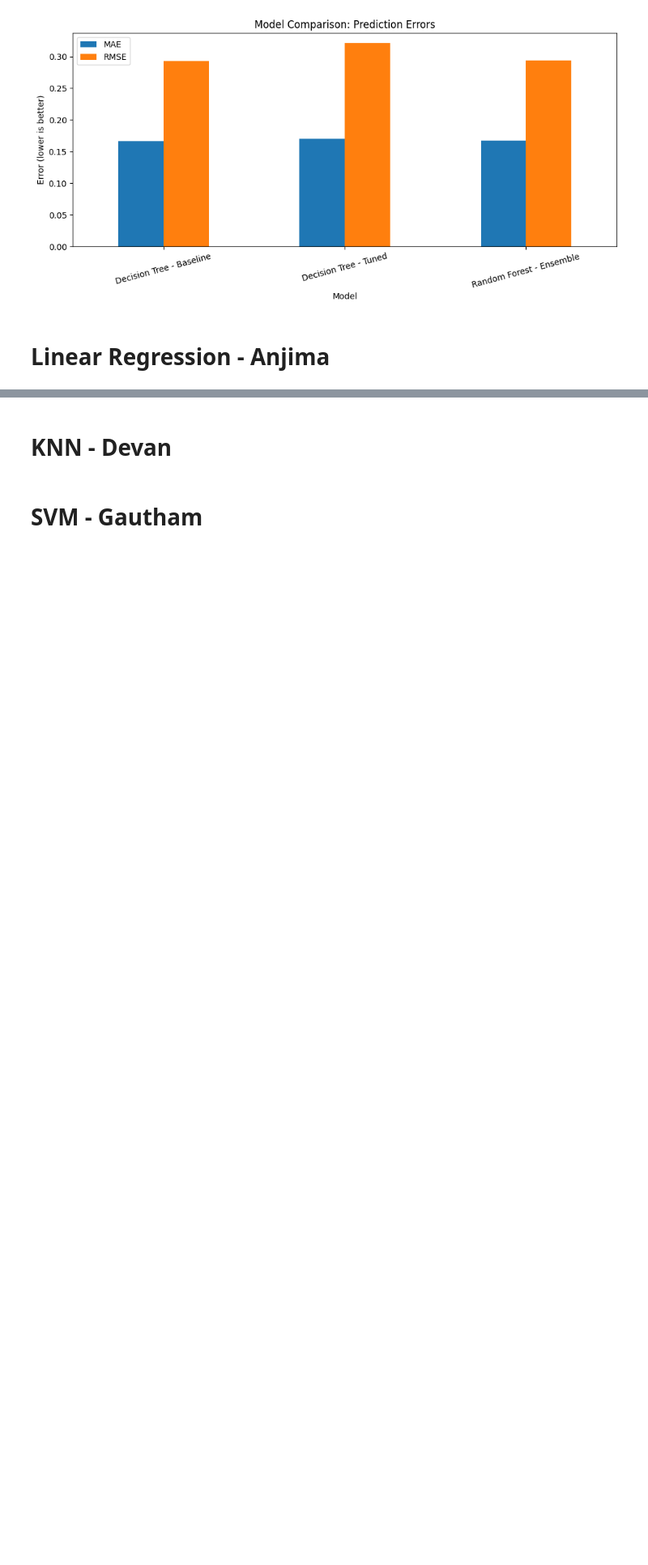
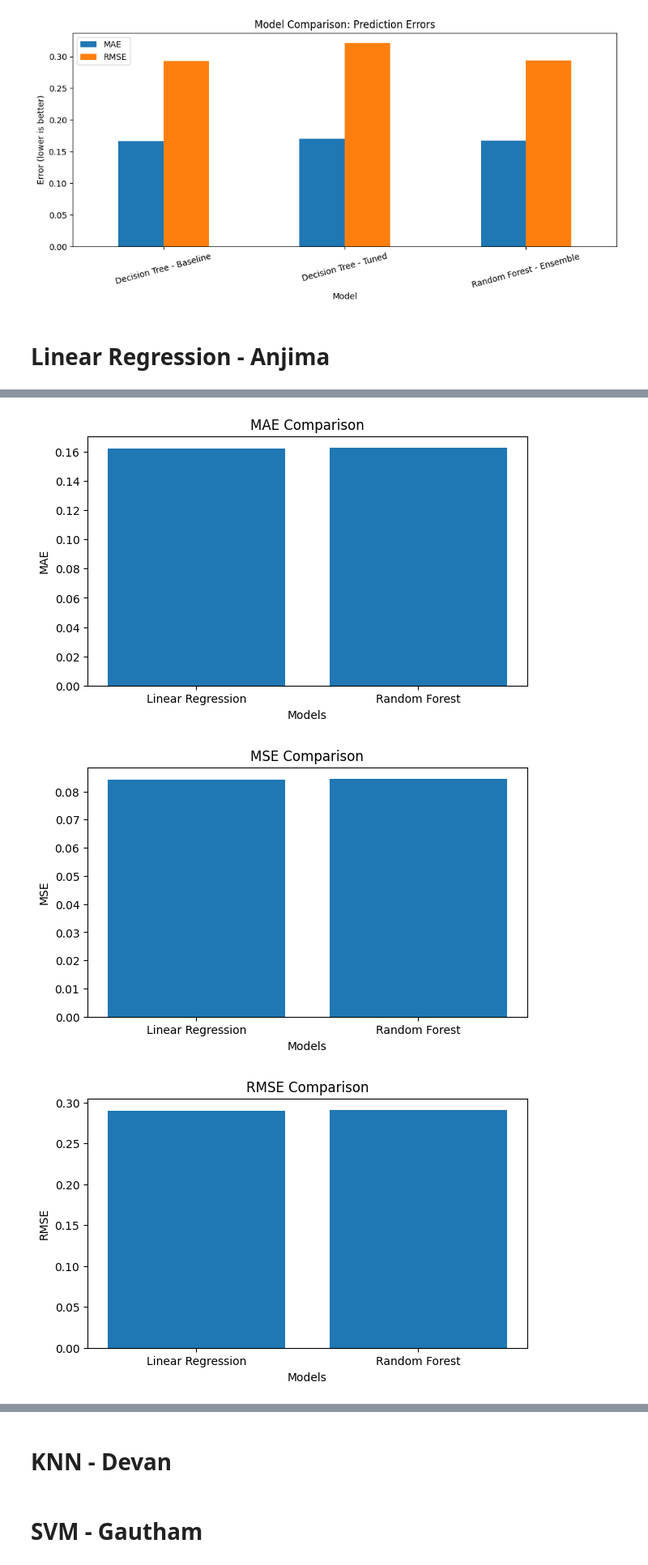
Before and after one commit to AlvinManoj05/Data-Preprocessing-Project, a Jupyter notebook: Data_Processing_Group_Assignment.ipynb, the cells around one changed output, grey strips where cells are left out. Shown at 81% size. Drawn from its saved outputs; the diff is of its cells as text; code cells hidden in the pictures; blank space fills up the shorter version.

```diff
--- a/Data_Processing_Group_Assignment.ipynb
+++ b/Data_Processing_Group_Assignment.ipynb
@@ -616,3 +616,6 @@ plt.show()
 [figure]
 # %% [markdown]
 # Linear Regression - Anjima
+# %%
+# Select Linear Regression
+lr_model = LinearRegression()
@@ -618,0 +629,3 @@ plt.show()
+# %%
+# Train the model
+lr_model.fit(X_train_sub, y_train_sub)
@@ -618,0 +800,3 @@ plt.show()
+# %%
+# Select Random Forest
+rf_model = RandomForestRegressor(random_state=42)
@@ -618,0 +850,10 @@ plt.show()
+# %%
+# Predict test data using the tuned model
+y_test_pred_rf = best_rf.predict(X_test)
+
+# Evaluate
+print("Random Forest - Test Results")
+print("MAE:", mean_absolute_error(y_test, y_test_pred_rf))
+print("MSE:", mean_squared_error(y_test, y_test_pred_rf))
+print("RMSE:", np.sqrt(mean_squared_error(y_test, y_test_pred_rf)))
+print("R2 Score:", r2_score(y_test, y_test_pred_rf))
@@ -618,0 +894,42 @@ plt.show()
+# %%
+import matplotlib.pyplot as plt
+import numpy as np
+
+# Get comparison values
+models = comparison["Model"]
+
+# 1. MAE Comparison
+plt.figure(figsize=(7, 4))
+plt.bar(models, comparison["MAE"])
+plt.title("MAE Comparison")
+plt.ylabel("MAE")
+plt.xlabel("Models")
+plt.show()
+
+# 2. MSE Comparison
+plt.figure(figsize=(7, 4))
+plt.bar(models, comparison["MSE"])
+plt.title("MSE Comparison")
+plt.ylabel("MSE")
+plt.xlabel("Models")
+plt.show()
+
+# 3. RMSE Comparison
+plt.figure(figsize=(7, 4))
+plt.bar(models, comparison["RMSE"])
+plt.title("RMSE Comparison")
+plt.ylabel("RMSE")
+plt.xlabel("Models")
+plt.show()
+
+# 4. R2 Score Comparison
+plt.figure(figsize=(7, 4))
+plt.bar(models, comparison["R2 Score"])
+plt.title("R2 Score Comparison")
+plt.ylabel("R2 Score")
+plt.xlabel("Models")
+plt.show()
+# %% [output]
+[figure, added]
+[figure, added]
+[figure, added]
```
Also changed, not shown: parts of 17 cells of this notebook.
